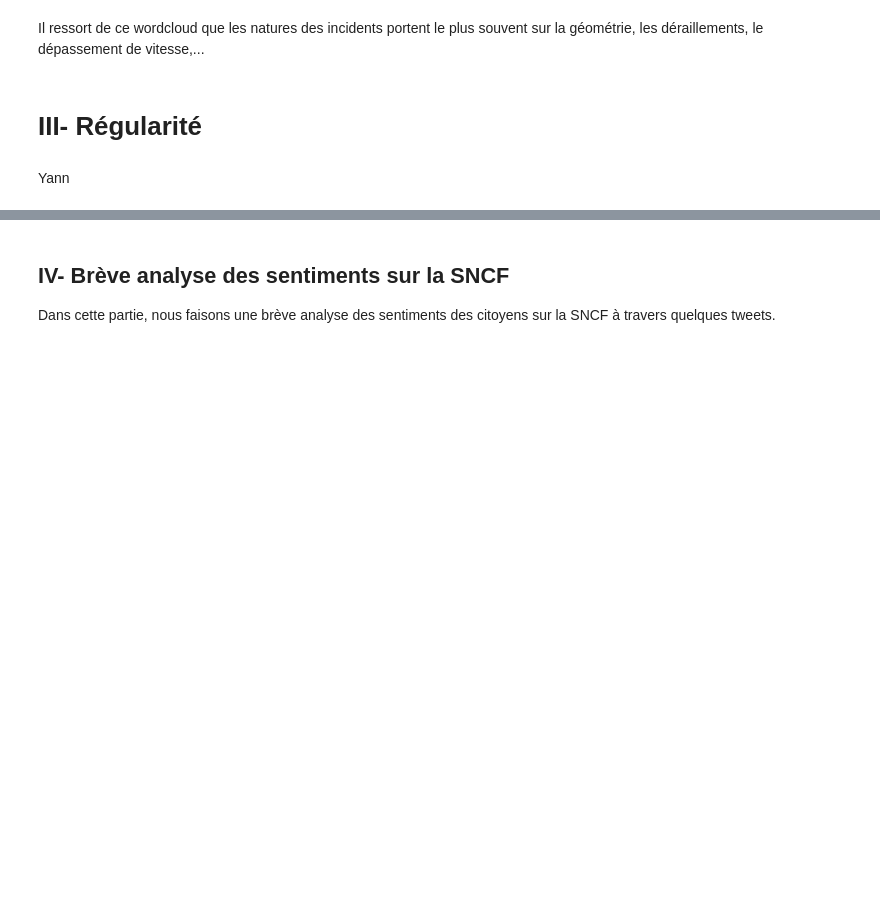
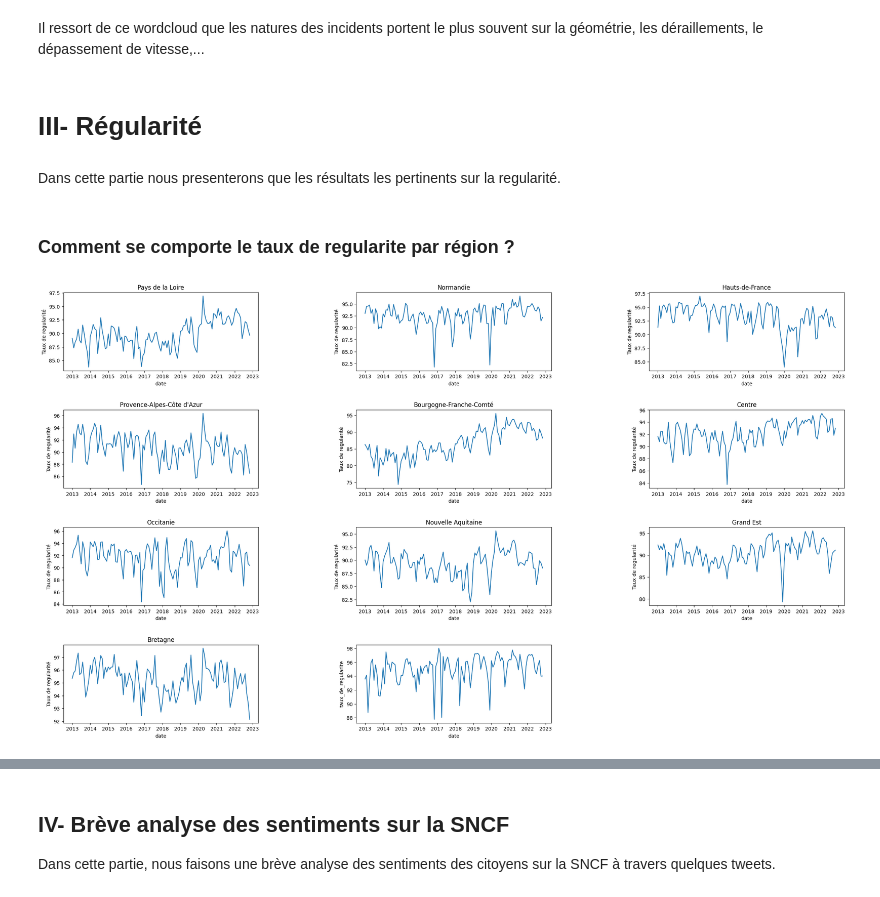
Before and after one commit to gbiaou/Projet_Python_SNCF, a Jupyter notebook: rendu_final.ipynb, the cells around one changed output, grey strips where cells are left out. Cells and saved outputs as stored; diff of their text form; code cells hidden in the pictures; blank space fills up the shorter version.

```diff
--- a/rendu_final.ipynb
+++ b/rendu_final.ipynb
@@ -58,8 +58,16 @@ exec(nb2.cells[17].source, globals())
 Il ressort de ce wordcloud que les natures des incidents portent le plus souvent sur la géométrie, les déraillements, le dépassement de vitesse,...
 # %% [markdown]
 # III- Régularité
+# %% [markdown]
+Dans cette partie nous presenterons que les résultats les pertinents sur la regularité.
 # %%
 import nbformat
-nb3=nbformat.read('./Recuperation_données_regularité.ipynb', as_version= nbformat.NO_CONVERT)
+nb3=nbformat.read('./Analyse_descriptive_Regularite.ipynb', as_version= nbformat.NO_CONVERT)
-# %% [markdown]
-Yann
+# %% [markdown]
+
+### Comment se comporte le taux de regularite par région ?
+# %%
+exec(nb3.cells[0].source, globals())
+exec(nb3.cells[3].source, globals())
+# %% [output]
+[figure, added]
```
Also changed, not shown: parts of 7 cells of this notebook.
